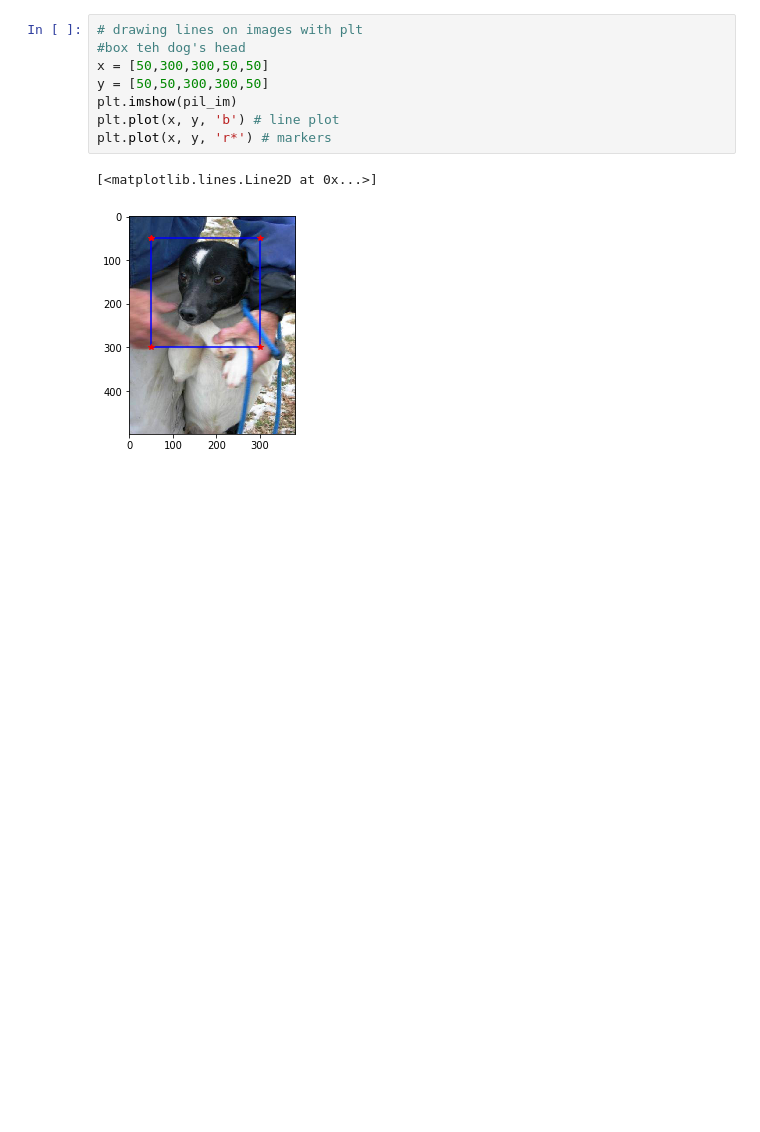
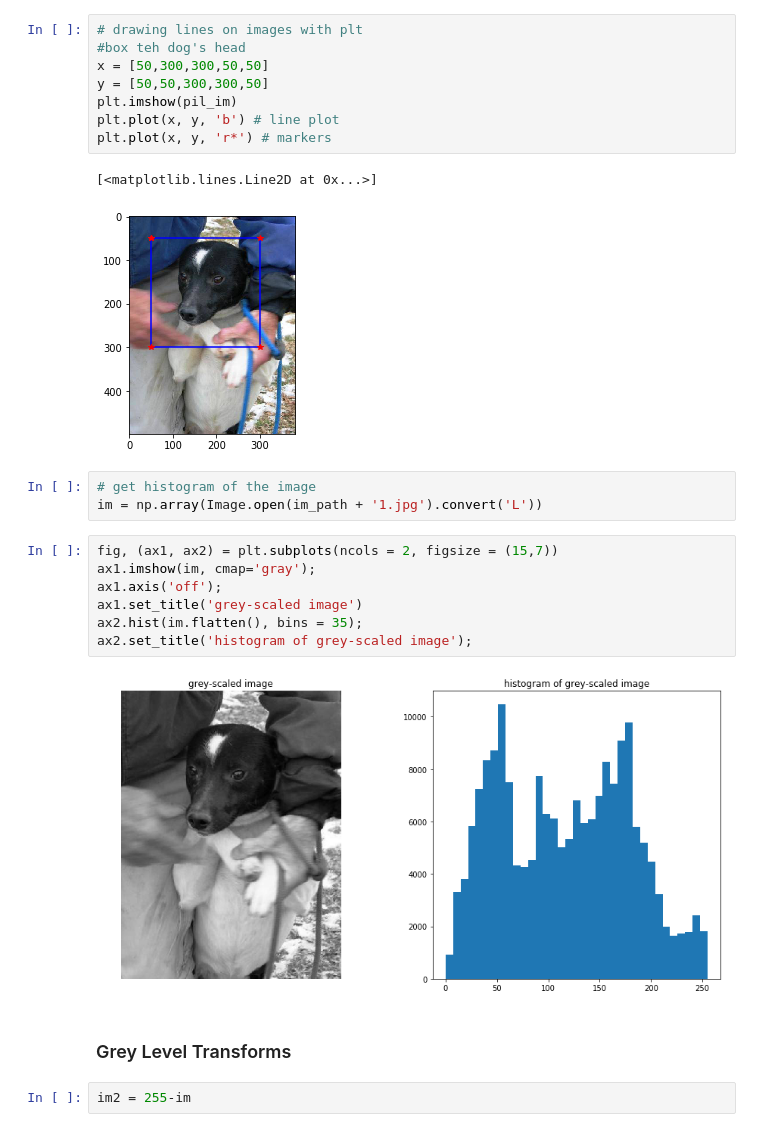
Before and after one commit to sjmiller8182/L-CompViz, a Jupyter notebook: CV-Ch1.ipynb, the cells around one changed output. Cells and saved outputs as stored; diff of their text form; blank space fills up the shorter version.

Commit message:
add histogram

```diff
--- a/CV-Ch1.ipynb
+++ b/CV-Ch1.ipynb
@@ -83,3 +83,19 @@ plt.plot(x, y, 'r*') # markers
 # %% [output]
 [<matplotlib.lines.Line2D at 0x...>]
 [figure]
+# %%
+# get histogram of the image
+im = np.array(Image.open(im_path + '1.jpg').convert('L'))
+# %%
+fig, (ax1, ax2) = plt.subplots(ncols = 2, figsize = (15,7))
+ax1.imshow(im, cmap='gray');
+ax1.axis('off');
+ax1.set_title('grey-scaled image')
+ax2.hist(im.flatten(), bins = 35);
+ax2.set_title('histogram of grey-scaled image');
+# %% [output]
+[figure, added]
+# %% [markdown]
+### Grey Level Transforms
+# %%
+im2 = 255-im
```
Also changed, not shown: parts of 1 cell of this notebook.
